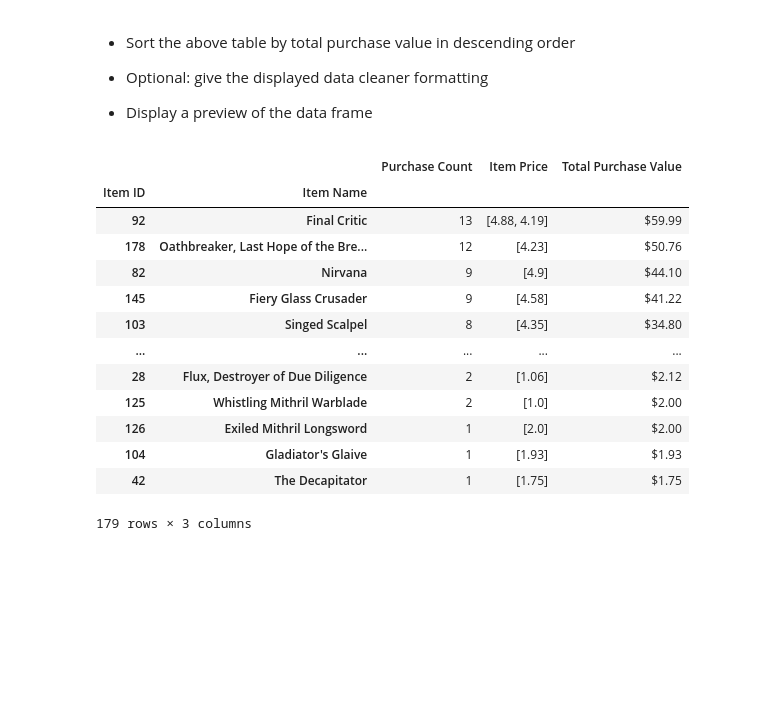
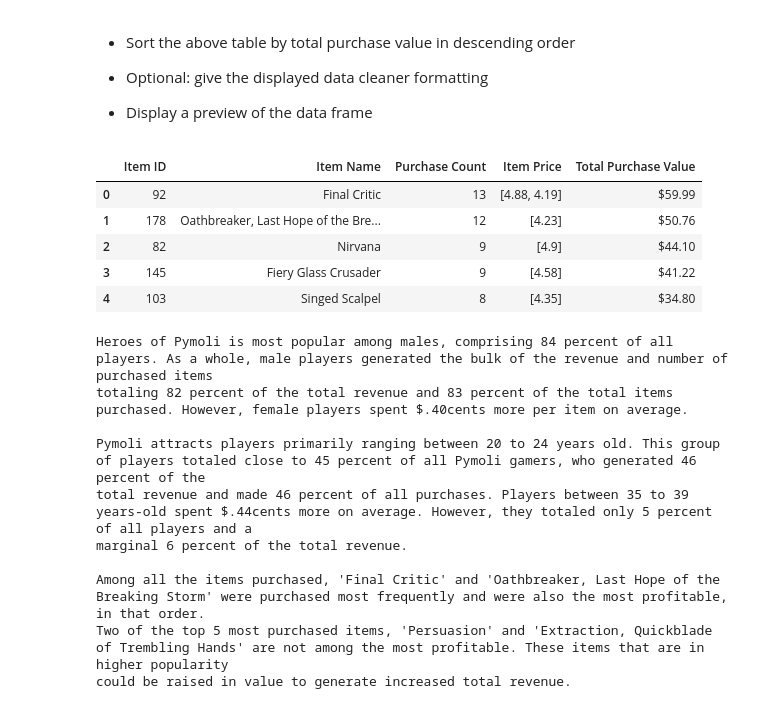
Before and after one commit to asmvm/Pandas-Challenge, a Jupyter notebook: HeroesOfPymoli/HeroesOfPymoli_main.ipynb, the cells around one changed output. Drawn from its saved outputs; the diff is of its cells as text; code cells hidden in the pictures; blank space fills up the shorter version.

Commit message:
updated pymoli with final analysis

```diff
--- a/HeroesOfPymoli/HeroesOfPymoli_main.ipynb
+++ b/HeroesOfPymoli/HeroesOfPymoli_main.ipynb
@@ -362,29 +361,41 @@ new_index.head()
 # %%
 new_pop_items_df = pd.DataFrame({"Purchase Count": purch_count,
                           "Item Price": item_price,
                           "Total Purchase Value": tot_purch_val})
 new_pop_items_df
 new_pop_items_df = new_pop_items_df.sort_values("Total Purchase Value", ascending=False)
 new_pop_items_df
 
 new_pop_items_df["Total Purchase Value"] = new_pop_items_df["Total Purchase Value"].map("${:.2f}".format)
 # pop_items_df["Item Price"] = pop_items_df["Item Price"].map("${:.2f}".format)
 new_pop_items_df
 
-a_new_index = pop_items_df.reset_index()
-new_index.head()
+a_new_index = new_pop_items_df.reset_index()
+a_new_index.head()
 # %% [output]
-|  |  | Purchase Count | Item Price | Total Purchase Value |
-| Item ID | Item Name |  |  |  |
-| 92 | Final Critic | 13 | [4.88, 4.19] | $59.99 |
-| 178 | Oathbreaker, Last Hope of the Bre... | 12 | [4.23] | $50.76 |
-| 82 | Nirvana | 9 | [4.9] | $44.10 |
-| 145 | Fiery Glass Crusader | 9 | [4.58] | $41.22 |
-| 103 | Singed Scalpel | 8 | [4.35] | $34.80 |
-| ... | ... | ... | ... | ... |
-| 28 | Flux, Destroyer of Due Diligence | 2 | [1.06] | $2.12 |
-| 125 | Whistling Mithril Warblade | 2 | [1.0] | $2.00 |
-| 126 | Exiled Mithril Longsword | 1 | [2.0] | $2.00 |
-| 104 | Gladiator's Glaive | 1 | [1.93] | $1.93 |
-| 42 | The Decapitator | 1 | [1.75] | $1.75 |
+|  | Item ID | Item Name | Purchase Count | Item Price | Total Purchase Value |
+| 0 | 92 | Final Critic | 13 | [4.88, 4.19] | $59.99 |
+| 1 | 178 | Oathbreaker, Last Hope of the Bre... | 12 | [4.23] | $50.76 |
+| 2 | 82 | Nirvana | 9 | [4.9] | $44.10 |
+| 3 | 145 | Fiery Glass Crusader | 9 | [4.58] | $41.22 |
+| 4 | 103 | Singed Scalpel | 8 | [4.35] | $34.80 |
-179 rows × 3 columns
+# %%
+print(f'''Heroes of Pymoli is most popular among males, comprising 84 percent of all players. As a whole, male players generated the bulk of the revenue and number of purchased items
+totaling 82 percent of the total revenue and 83 percent of the total items purchased. However, female players spent $.40cents more per item on average.\n
+Pymoli attracts players primarily ranging between 20 to 24 years old. This group of players totaled close to 45 percent of all Pymoli gamers, who generated 46 percent of the
+total revenue and made 46 percent of all purchases. Players between 35 to 39 years-old spent $.44cents more on average. However, they totaled only 5 percent of all players and a
+marginal 6 percent of the total revenue.\n
+Among all the items purchased, 'Final Critic' and 'Oathbreaker, Last Hope of the Breaking Storm' were purchased most frequently and were also the most profitable, in that order.
+Two of the top 5 most purchased items, 'Persuasion' and 'Extraction, Quickblade of Trembling Hands' are not among the most profitable. These items that are in higher popularity
+could be raised in value to generate increased total revenue.''')
+# %% [output]
+Heroes of Pymoli is most popular among males, comprising 84 percent of all players. As a whole, male players generated the bulk of the revenue and number of purchased items
+totaling 82 percent of the total revenue and 83 percent of the total items purchased. However, female players spent $.40cents more per item on average.
+
+Pymoli attracts players primarily ranging between 20 to 24 years old. This group of players totaled close to 45 percent of all Pymoli gamers, who generated 46 percent of the
+total revenue and made 46 percent of all purchases. Players between 35 to 39 years-old spent $.44cents more on average. However, they totaled only 5 percent of all players and a
+marginal 6 percent of the total revenue.
+
+Among all the items purchased, 'Final Critic' and 'Oathbreaker, Last Hope of the Breaking Storm' were purchased most frequently and were also the most profitable, in that order.
+Two of the top 5 most purchased items, 'Persuasion' and 'Extraction, Quickblade of Trembling Hands' are not among the most profitable. These items that are in higher popularity
+could be raised in value to generate increased total revenue.
```
Also changed, not shown: parts of 1 cell of this notebook.
